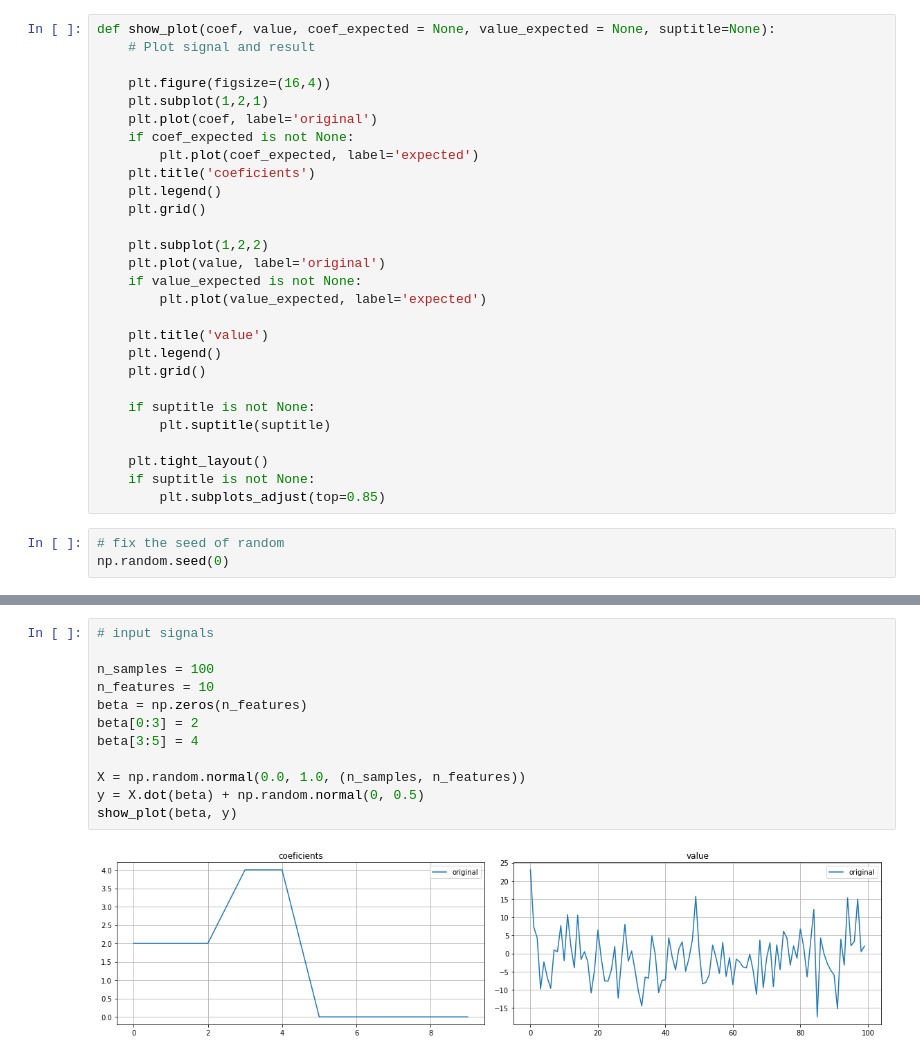
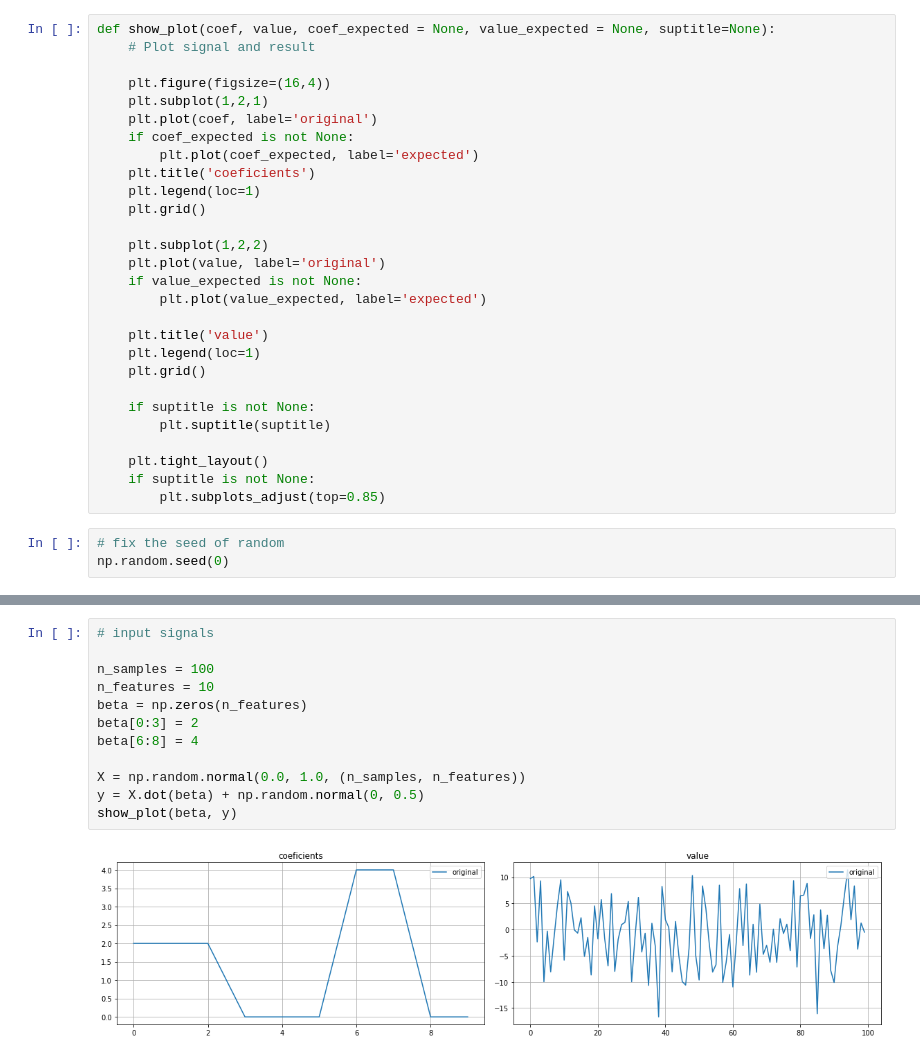
Before and after one commit to hacarus/spm-image, a Jupyter notebook: examples/generalized_lasso.ipynb, the cells around one changed output, grey strips where cells are left out. Drawn from its saved outputs; the diff is of its cells as text.

```diff
--- a/examples/generalized_lasso.ipynb
+++ b/examples/generalized_lasso.ipynb
@@ -18,7 +37,7 @@ def show_plot(coef, value, coef_expected = None, value_expected = None, suptitle
     if coef_expected is not None:
         plt.plot(coef_expected, label='expected')
     plt.title('coeficients')
-    plt.legend()
+    plt.legend(loc=1)
     plt.grid()
 
     plt.subplot(1,2,2)
@@ -27,7 +46,7 @@ def show_plot(coef, value, coef_expected = None, value_expected = None, suptitle
         plt.plot(value_expected, label='expected')
 
     plt.title('value')
-    plt.legend()
+    plt.legend(loc=1)
     plt.grid()
 
     if suptitle is not None:
@@ -46,14 +102,14 @@ Compare effectiveness of regularization parameter L1 and L2.
 # %%
 # input signals
 
 n_samples = 100
 n_features = 10
 beta = np.zeros(n_features)
 beta[0:3] = 2
-beta[3:5] = 4
+beta[6:8] = 4
 
 X = np.random.normal(0.0, 1.0, (n_samples, n_features))
 y = X.dot(beta) + np.random.normal(0, 0.5)
 show_plot(beta, y)
 # %% [output]
-[figure, old version]
+[figure, new version]
```
Also changed, not shown: parts of 11 cells of this notebook, 1 other file.
